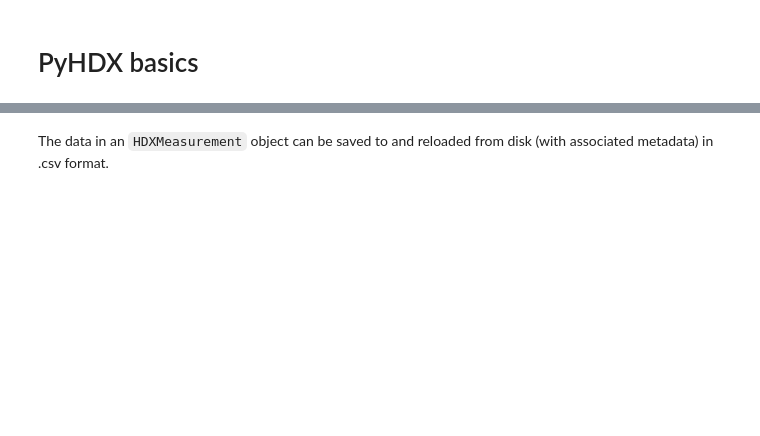
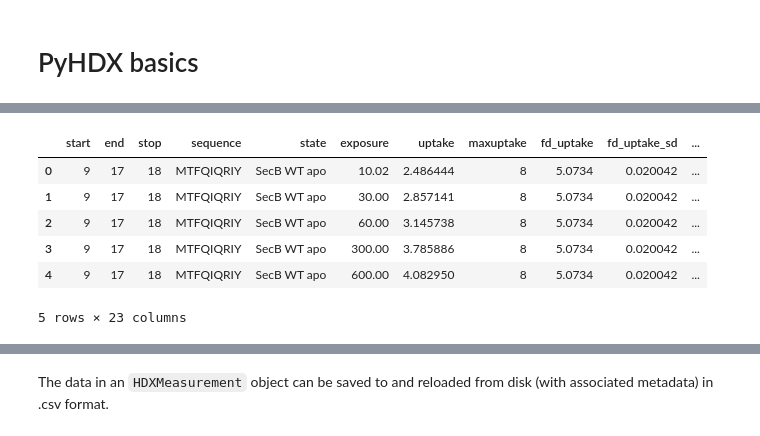
Before and after one commit to Jhsmit/PyHDX, a Jupyter notebook: docs/examples/01_basic_usage.ipynb, the cells around one changed output, grey strips where cells are left out. Drawn from its saved outputs; the diff is of its cells as text; code cells hidden in the pictures; blank space fills up the shorter version.

```diff
--- a/docs/examples/01_basic_usage.ipynb
+++ b/docs/examples/01_basic_usage.ipynb
@@ -82,0 +28,4 @@ state_data.size
+# %%
+# Filter out peptides for the full deuteration control
+fd_df = filter_peptides(data, state="Full deuteration control", exposure=60*0.167)
+fd_df['state'].unique(), fd_df['exposure'].unique()
@@ -82,0 +51,11 @@ state_data.size
+# %%
+peptides_control = apply_control(peptides, fd_df, nd_control=None)
+peptides_control.head()
+# %% [output]
+|  | start | end | stop | sequence | state | exposure | uptake | maxuptake | fd_uptake | fd_uptake_sd | ... |
+| 0 | 9 | 17 | 18 | MTFQIQRIY | SecB WT apo | 10.02 | 2.486444 | 8 | 5.0734 | 0.020042 | ... |
+| 1 | 9 | 17 | 18 | MTFQIQRIY | SecB WT apo | 30.00 | 2.857141 | 8 | 5.0734 | 0.020042 | ... |
+| 2 | 9 | 17 | 18 | MTFQIQRIY | SecB WT apo | 60.00 | 3.145738 | 8 | 5.0734 | 0.020042 | ... |
+| 3 | 9 | 17 | 18 | MTFQIQRIY | SecB WT apo | 300.00 | 3.785886 | 8 | 5.0734 | 0.020042 | ... |
+| 4 | 9 | 17 | 18 | MTFQIQRIY | SecB WT apo | 600.00 | 4.082950 | 8 | 5.0734 | 0.020042 | ... |
+5 rows × 23 columns
```
Also changed, not shown: parts of 23 cells of this notebook, 3 other files.
